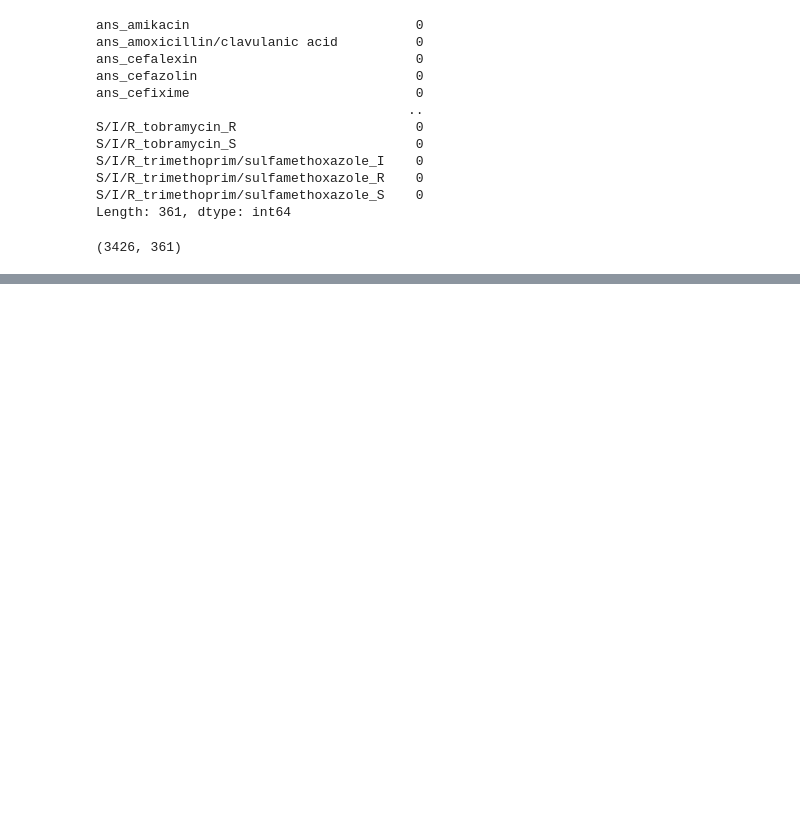
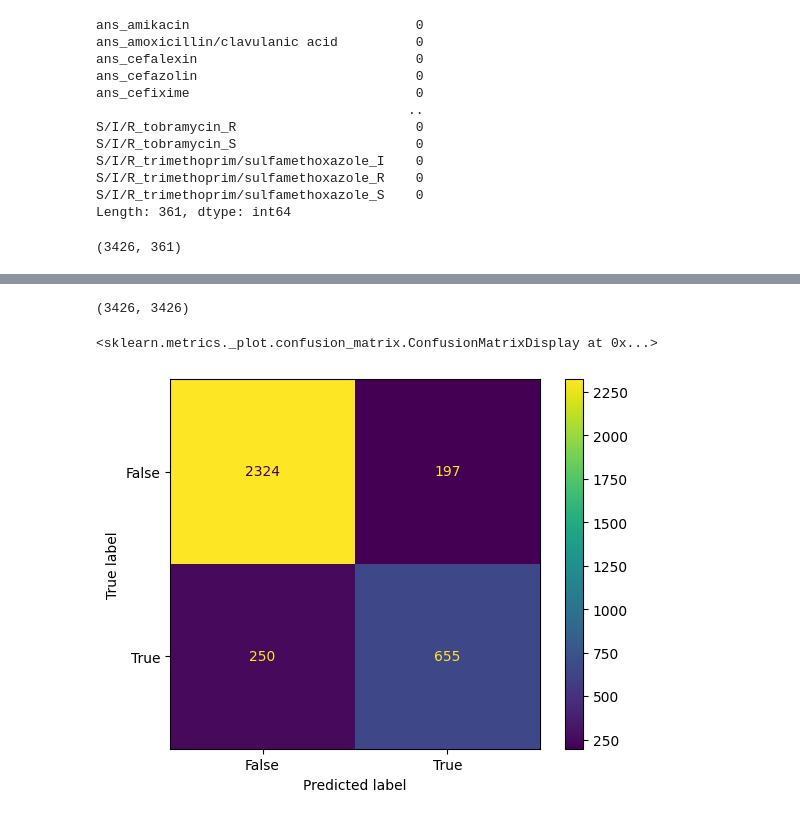
Before and after one commit to FiresoftPH/Data_Analytics, a Jupyter notebook: Lab 8/data_preprocessing.ipynb, the cells around one changed output, grey strips where cells are left out. Saved outputs shown, nothing was run; the diff lists cells and outputs as text; code cells hidden in the pictures; blank space fills up the shorter version.

```diff
--- a/Lab 8/data_preprocessing.ipynb
+++ b/Lab 8/data_preprocessing.ipynb
@@ -101,0 +100,10 @@ feature_cols = [""]
+# %%
+# Choosing the features column and the target column
+features_col = []
+for col in df.columns:
+    if "species" in col or "submitted_sample" in col or "bacteria_genus" in col or "S/I/R_" in col:
+        features_col.append(col)
+
+X = df[features_col]
+# For this analysis, the target would be one of the medicine. Let's choose Amikacin
+y = df["ans_amikacin"]
@@ -101,0 +171,18 @@ feature_cols = [""]
+# %%
+len(total_y_test), len(total_y_pred)
+# %% [output]
+(3426, 3426)
+# %%
+"""
+According to the results above, the model performed reasonably well at predicting ans_amikacin. Let's visualize the results using a confusion matrix.
+However, the model hyperparameters can be tuned to improve the model's performance.
+"""
+
+from sklearn.metrics import confusion_matrix, ConfusionMatrixDisplay
+
+cm = confusion_matrix(total_y_test, total_y_pred)
+visual_cm = ConfusionMatrixDisplay(confusion_matrix=cm, display_labels=model.classes_)
+visual_cm.plot()
+# %% [output]
+<sklearn.metrics._plot.confusion_matrix.ConfusionMatrixDisplay at 0x...>
+[figure, added]
```
Also changed, not shown: parts of 6 cells of this notebook, 2 other files.
